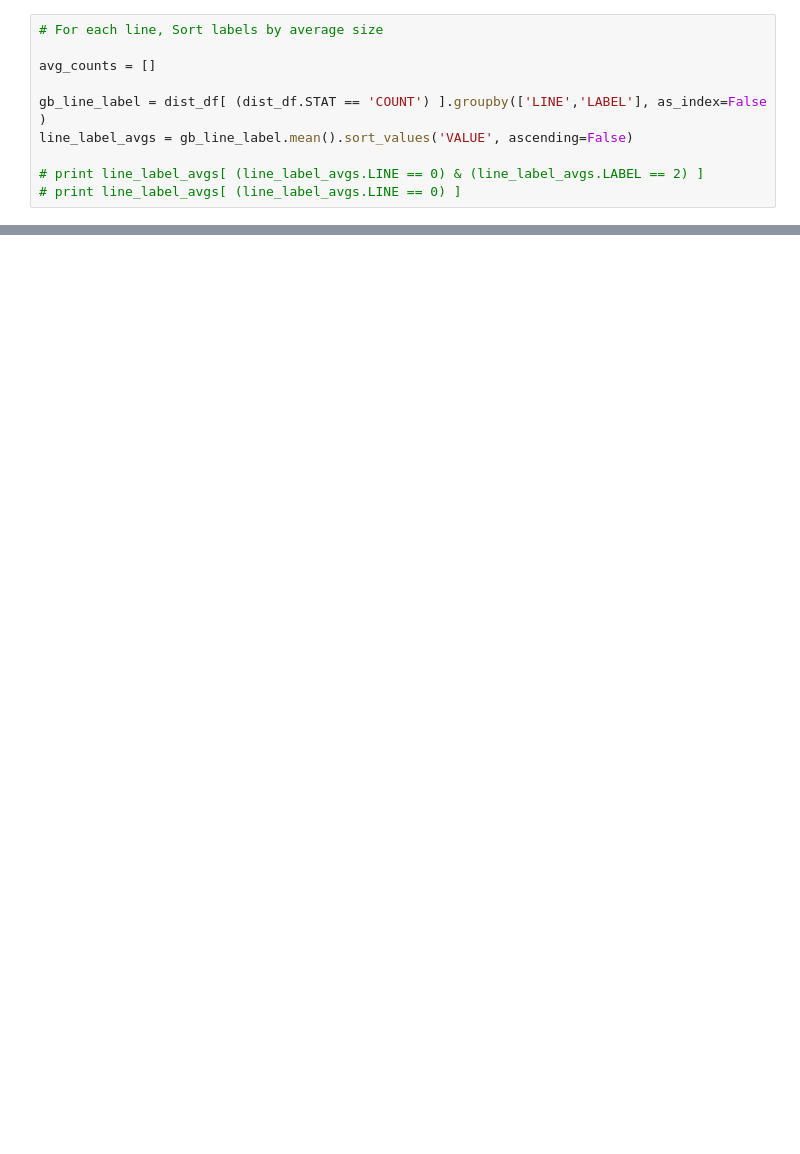
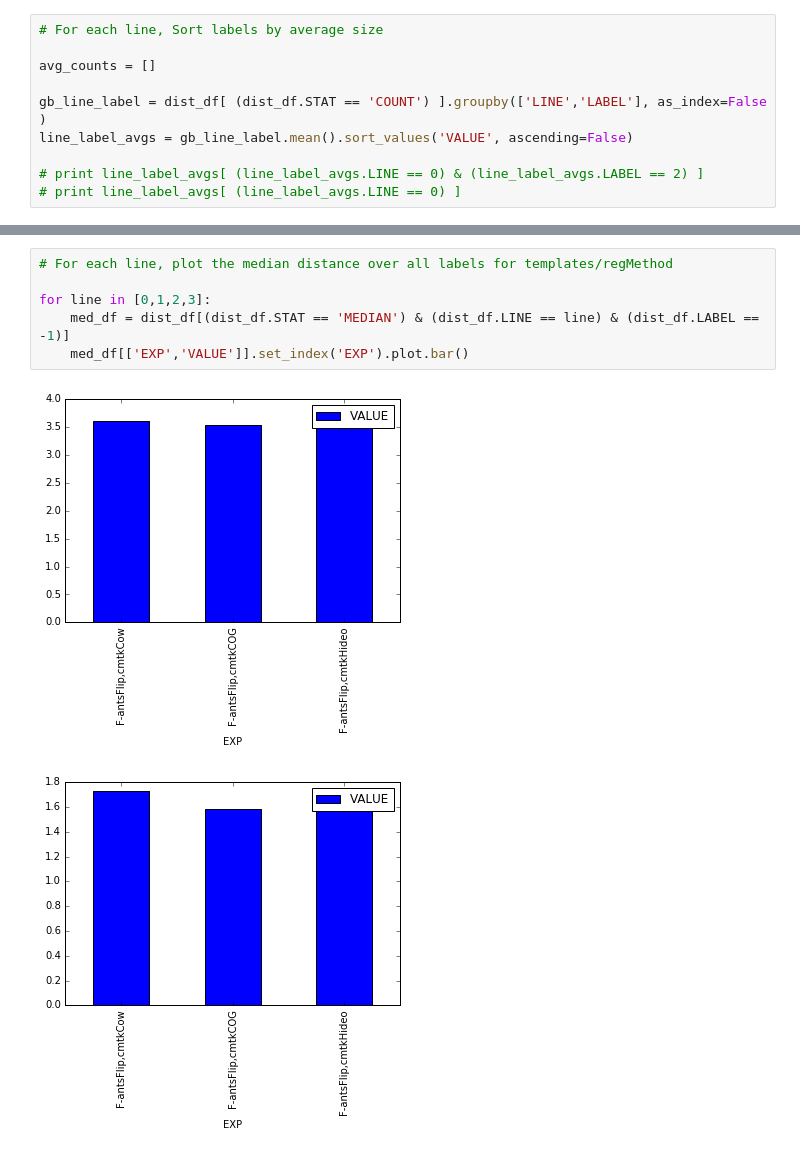
Before and after one commit to saalfeldlab/template-building, a Jupyter notebook: python/labelwise_skeleton_distance_analysis.ipynb, the cells around one changed output, grey strips where cells are left out. Saved outputs shown, nothing was run; the diff lists cells and outputs as text; blank space fills up the shorter version.

```diff
--- a/python/labelwise_skeleton_distance_analysis.ipynb
+++ b/python/labelwise_skeleton_distance_analysis.ipynb
@@ -151,0 +152,9 @@ med_df_piv.loc[ l ].plot.bar()
+# %%
+# For each line, plot the median distance over all labels for templates/regMethod
+
+for line in [0,1,2,3]:
+    med_df = dist_df[(dist_df.STAT == 'MEDIAN') & (dist_df.LINE == line) & (dist_df.LABEL == -1)]
+    med_df[['EXP','VALUE']].set_index('EXP').plot.bar()
+# %% [output]
+[figure, added]
+[figure, added]
```
Also changed, not shown: parts of 4 cells of this notebook.
